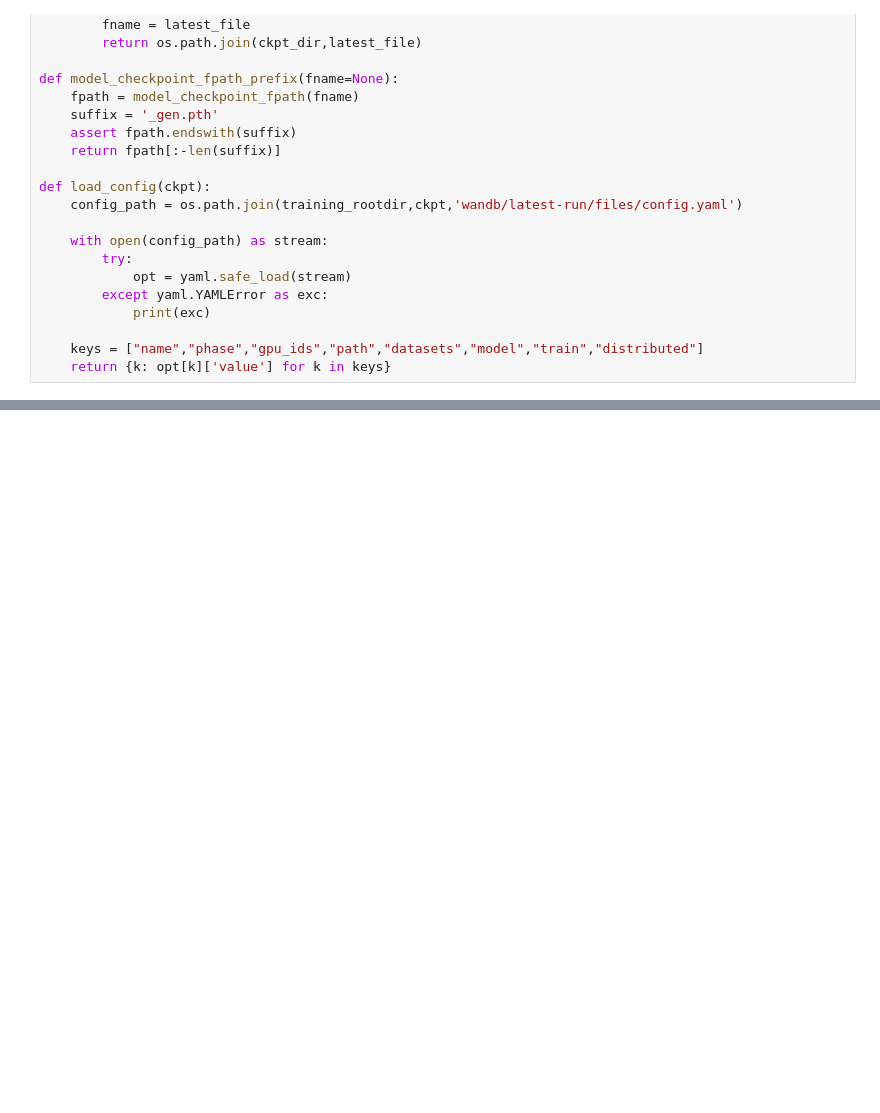
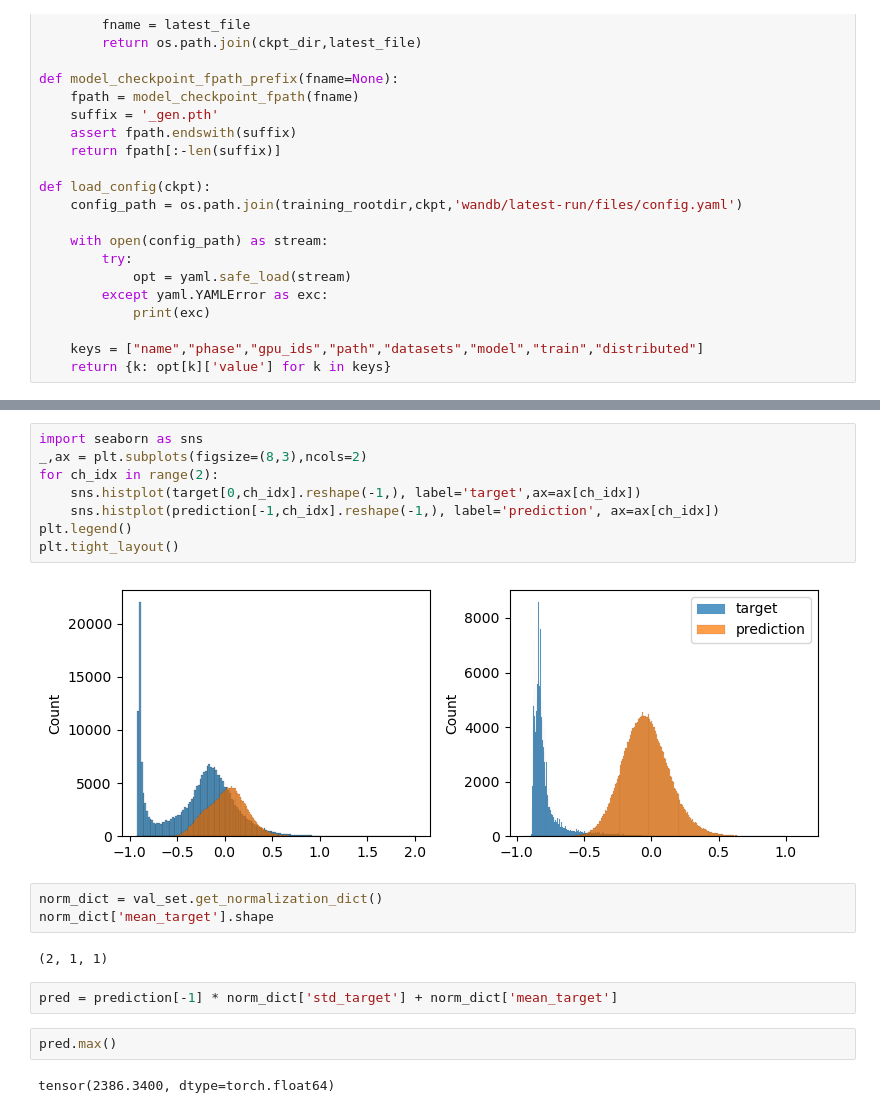
Before and after one commit to rayanirban/DiffSplitting, a Jupyter notebook: notebooks/Evaluate.ipynb, the cells around one changed output, grey strips where cells are left out. Saved outputs shown, nothing was run; the diff lists cells and outputs as text; blank space fills up the shorter version.

```diff
--- a/notebooks/Evaluate.ipynb
+++ b/notebooks/Evaluate.ipynb
@@ -164,0 +214,21 @@ IndexError: index 1 is out of bounds for dimension 0 with size 1
+# %%
+import seaborn as sns
+_,ax = plt.subplots(figsize=(8,3),ncols=2)
+for ch_idx in range(2):
+    sns.histplot(target[0,ch_idx].reshape(-1,), label='target',ax=ax[ch_idx])
+    sns.histplot(prediction[-1,ch_idx].reshape(-1,), label='prediction', ax=ax[ch_idx])
+plt.legend()
+plt.tight_layout()
+# %% [output]
+[figure, added]
+# %%
+norm_dict = val_set.get_normalization_dict()
+norm_dict['mean_target'].shape
+# %% [output]
+(2, 1, 1)
+# %%
+pred = prediction[-1] * norm_dict['std_target'] + norm_dict['mean_target']
+# %%
+pred.max()
+# %% [output]
+tensor(2386.3400, dtype=torch.float64)
```
Also changed, not shown: parts of 16 cells of this notebook, 4 other files.
